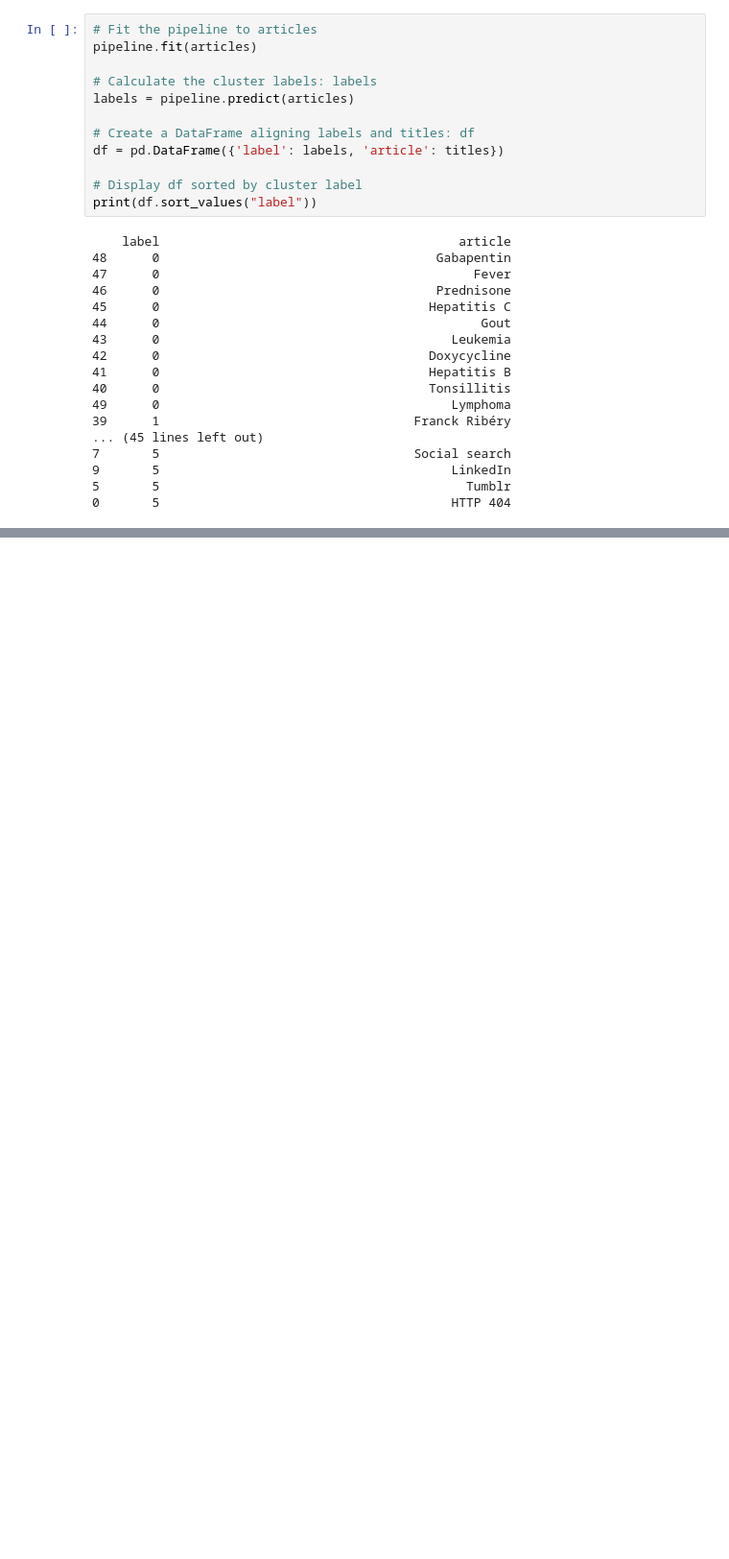
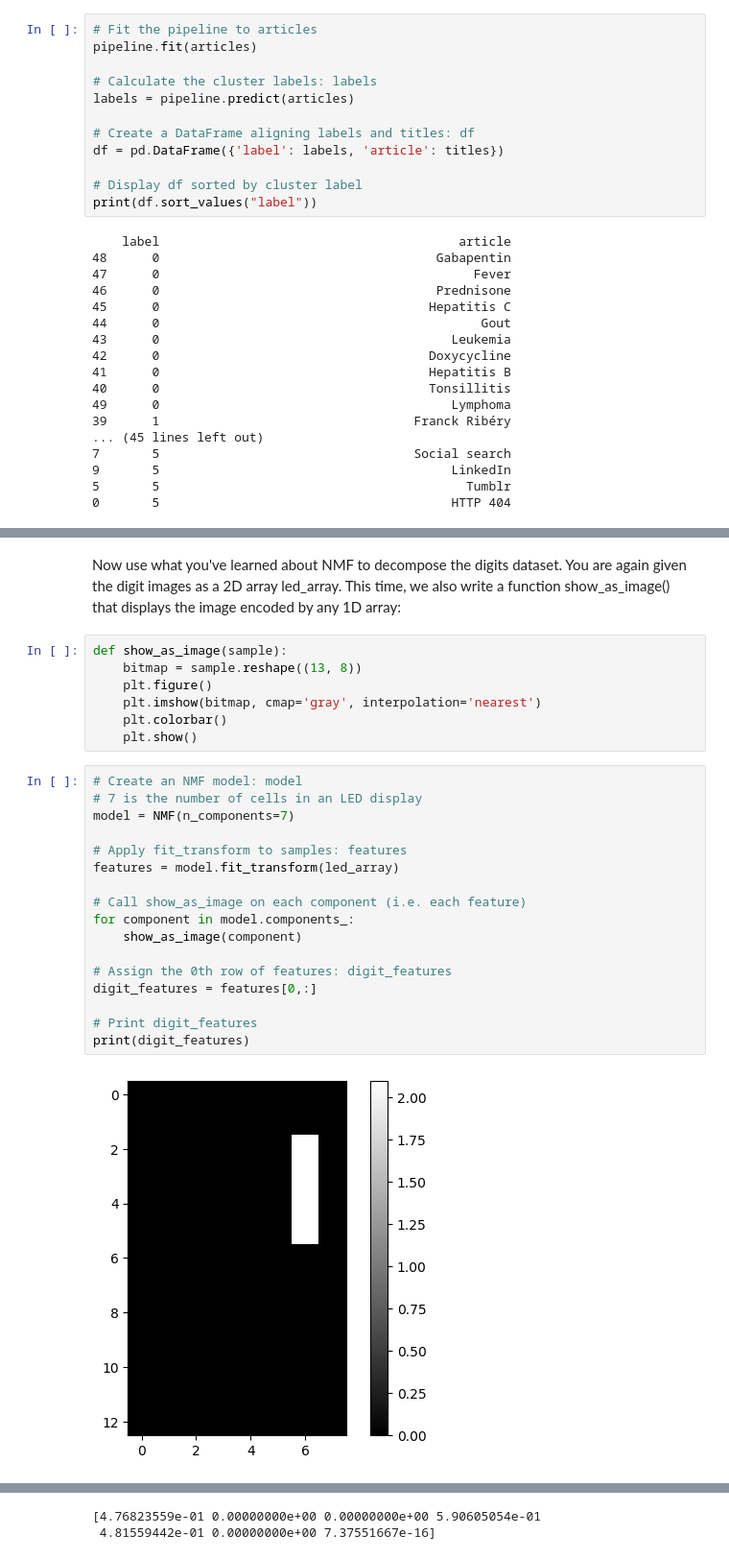
Before and after one commit to etherion-1337/Machine_Learning_basics, a Jupyter notebook: python_scikit_learn.ipynb, the cells around one changed output, grey strips where cells are left out. Shown at 96% size. Cells and saved outputs as stored; diff of their text form; blank space fills up the shorter version.

```diff
--- a/python_scikit_learn.ipynb
+++ b/python_scikit_learn.ipynb
@@ -2921,0 +3159,28 @@ array([[ 242. ,   23.2,   25.4,   30. ,   38.4,   13.4],
+# %% [markdown]
+Now use what you've learned about NMF to decompose the digits dataset. You are again given the digit images as a 2D array led_array. This time, we also write a function show_as_image() that displays the image encoded by any 1D array:
+# %%
+def show_as_image(sample):
+    bitmap = sample.reshape((13, 8))
+    plt.figure()
+    plt.imshow(bitmap, cmap='gray', interpolation='nearest')
+    plt.colorbar()
+    plt.show()
+# %%
+# Create an NMF model: model
+# 7 is the number of cells in an LED display
+model = NMF(n_components=7)
+
+# Apply fit_transform to samples: features
+features = model.fit_transform(led_array)
+
+# Call show_as_image on each component (i.e. each feature)
+for component in model.components_:
+    show_as_image(component)
+
+# Assign the 0th row of features: digit_features
+digit_features = features[0,:]
+
+# Print digit_features
+print(digit_features)
+# %% [output]
+[figure, added]
@@ -2921,0 +3193,2 @@ array([[ 242. ,   23.2,   25.4,   30. ,   38.4,   13.4],
+[4.76823559e-01 0.00000000e+00 0.00000000e+00 5.90605054e-01
+ 4.81559442e-01 0.00000000e+00 7.37551667e-16]
```
Also changed, not shown: parts of 19 cells of this notebook, 3 other files.
